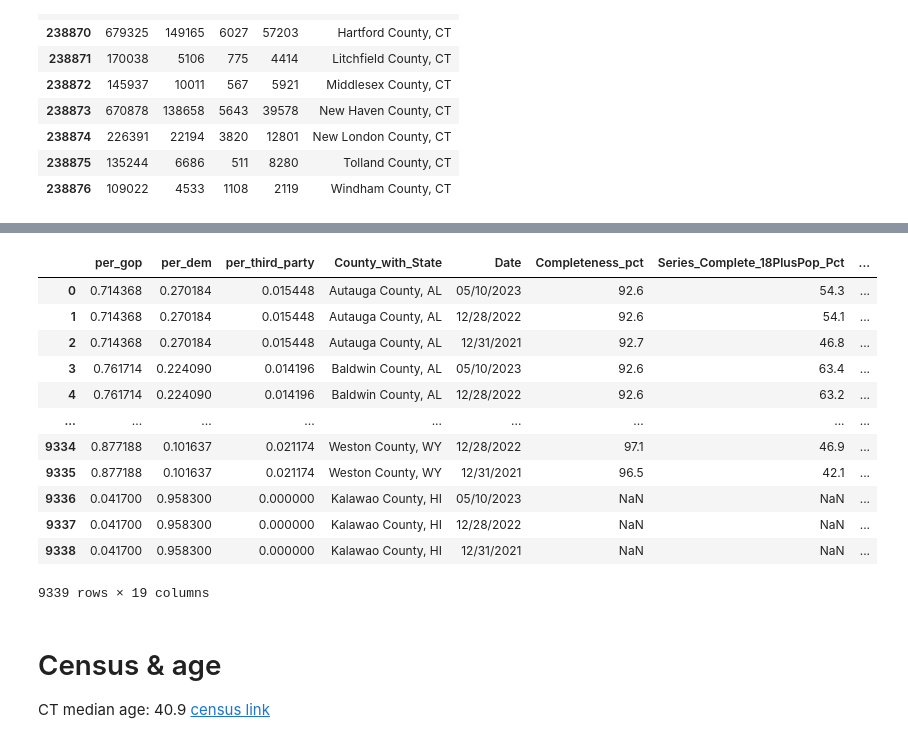
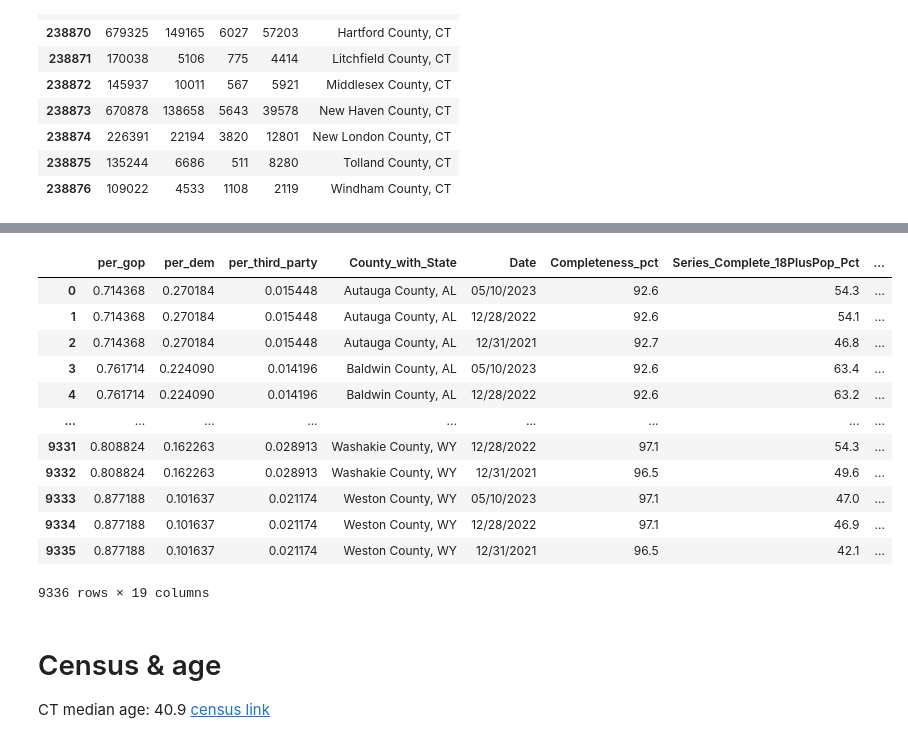
Before and after one commit to natehiatt/covid_vax_project, a Jupyter notebook: notebooks/nate_scratch.ipynb, the cells around one changed output, grey strips where cells are left out. Cells and saved outputs as stored; diff of their text form; code cells hidden in the pictures.

Commit message:
afternoon save of eda and preprocessing data

```diff
--- a/notebooks/nate_scratch.ipynb
+++ b/notebooks/nate_scratch.ipynb
@@ -391,7 +366,6 @@ See the caveats in the documentation: https://pandas.pydata.org/pandas-docs/stab
 # Paring down and combining the dataframes
 # %%
 election = election[["per_gop", "per_dem", "per_third_party", "County_with_State"]]
-election.loc[3152] = [0.0417, 0.9583, 0, "Kalawao County, HI"]
 election
 # %% [output]
 |  | per_gop | per_dem | per_third_party | County_with_State |
@@ -613,12 +590,14 @@ check_overlap(df, poverty, "County_with_State")
  McKean County, PA    left_only    3
  Name: count, dtype: int64)
 # %%
+# Fix the name disparities in counties
 poverty["County_with_State"] = poverty["County_with_State"].replace("De Kalb County, IN", "DeKalb County, IN")
 poverty["County_with_State"] = poverty["County_with_State"].replace("DeBaca County, NM", "De Baca County, NM")
 poverty["County_with_State"] = poverty["County_with_State"].replace("La Porte County, IN", "LaPorte County, IN")
 poverty["County_with_State"] = poverty["County_with_State"].replace("La Salle County, IL", "LaSalle County, IL")
 poverty["County_with_State"] = poverty["County_with_State"].replace("Lagrange County, IN", "LaGrange County, IN")
 poverty["County_with_State"] = poverty["County_with_State"].replace("Mc Kean County, PA", "McKean County, PA")
+poverty = poverty[poverty["County_with_State"] != "Kalawao County, HI"]
 
 check_overlap(df, poverty, "County_with_State")
 # %% [output]
@@ -776,7 +756,7 @@ check_overlap(df, deaths, "County_with_State")
 # %% [markdown]
 # Census & race
 # %%
-census_race = pd.read_csv('../data/cc-est2022-all.csv', encoding="latin-1")
+# census_race = pd.read_csv('../data/cc-est2022-all.csv', encoding="latin-1")
 census_race["state_abbrev"] = census_race["STNAME"].map(state_abbrevs)
 County_with_State(census_race, "CTYNAME", "state_abbrev")
 census_race
@@ -794,13 +774,6 @@ census_race
 | 238942 | 50 | 56 | 45 | Wyoming | Weston County | 4 | 17 | 141 | 71 | 70 | ... | ... |
 | 238943 | 50 | 56 | 45 | Wyoming | Weston County | 4 | 18 | 170 | 58 | 112 | ... | ... |
 238944 rows × 82 columns
-# %%
-#def drop_terrs(df, state):
-    #df = df.drop(df[(df[state] != "PR") & (df[state] != "GU") & (df[state] != "VI") & (df[state] != "AK")], inplace=True, axis=0)
-
-def drop_terrs(df, state):
-    df = df[(df[state] != "PR") & (df[state] != "GU") & (df[state] != "VI") & (df[state] != "AK")]
-    return df
 # %%
 # Removing Alaska and other territories
 census_race = drop_terrs(census_race, "state_abbrev")
@@ -884,23 +860,23 @@ check_overlap(df, census_race, "County_with_State")
 # %%
 census_race["County_with_State"] = census_race["County_with_State"].replace("Doña Ana County, NM", "Dona Ana County, NM")
 census_race["County_with_State"] = census_race["County_with_State"].replace("LaSalle Parish, LA", "La Salle Parish, LA")
-
+census_race = census_race[census_race["County_with_State"] != "Kalawao County, HI"]
 df = pd.merge(df, census_race, how="inner", on="County_with_State")
 df
 # %% [output]
 |  | per_gop | per_dem | per_third_party | County_with_State | Date | Completeness_pct | Series_Complete_18PlusPop_Pct | ... |
 | 0 | 0.714368 | 0.270184 | 0.015448 | Autauga County, AL | 05/10/2023 | 92.6 | 54.3 | ... |
 | 1 | 0.714368 | 0.270184 | 0.015448 | Autauga County, AL | 12/28/2022 | 92.6 | 54.1 | ... |
 | 2 | 0.714368 | 0.270184 | 0.015448 | Autauga County, AL | 12/31/2021 | 92.7 | 46.8 | ... |
 | 3 | 0.761714 | 0.224090 | 0.014196 | Baldwin County, AL | 05/10/2023 | 92.6 | 63.4 | ... |
 | 4 | 0.761714 | 0.224090 | 0.014196 | Baldwin County, AL | 12/28/2022 | 92.6 | 63.2 | ... |
 | ... | ... | ... | ... | ... | ... | ... | ... | ... |
+| 9331 | 0.808824 | 0.162263 | 0.028913 | Washakie County, WY | 12/28/2022 | 97.1 | 54.3 | ... |
+| 9332 | 0.808824 | 0.162263 | 0.028913 | Washakie County, WY | 12/31/2021 | 96.5 | 49.6 | ... |
+| 9333 | 0.877188 | 0.101637 | 0.021174 | Weston County, WY | 05/10/2023 | 97.1 | 47.0 | ... |
 | 9334 | 0.877188 | 0.101637 | 0.021174 | Weston County, WY | 12/28/2022 | 97.1 | 46.9 | ... |
 | 9335 | 0.877188 | 0.101637 | 0.021174 | Weston County, WY | 12/31/2021 | 96.5 | 42.1 | ... |
-| 9336 | 0.041700 | 0.958300 | 0.000000 | Kalawao County, HI | 05/10/2023 | NaN | NaN | ... |
-| 9337 | 0.041700 | 0.958300 | 0.000000 | Kalawao County, HI | 12/28/2022 | NaN | NaN | ... |
-| 9338 | 0.041700 | 0.958300 | 0.000000 | Kalawao County, HI | 12/31/2021 | NaN | NaN | ... |
-9339 rows × 19 columns
+9336 rows × 19 columns
 # %% [markdown]
 # Census & age
 
```
Also changed, not shown: parts of 54 cells of this notebook, 1 other file.
